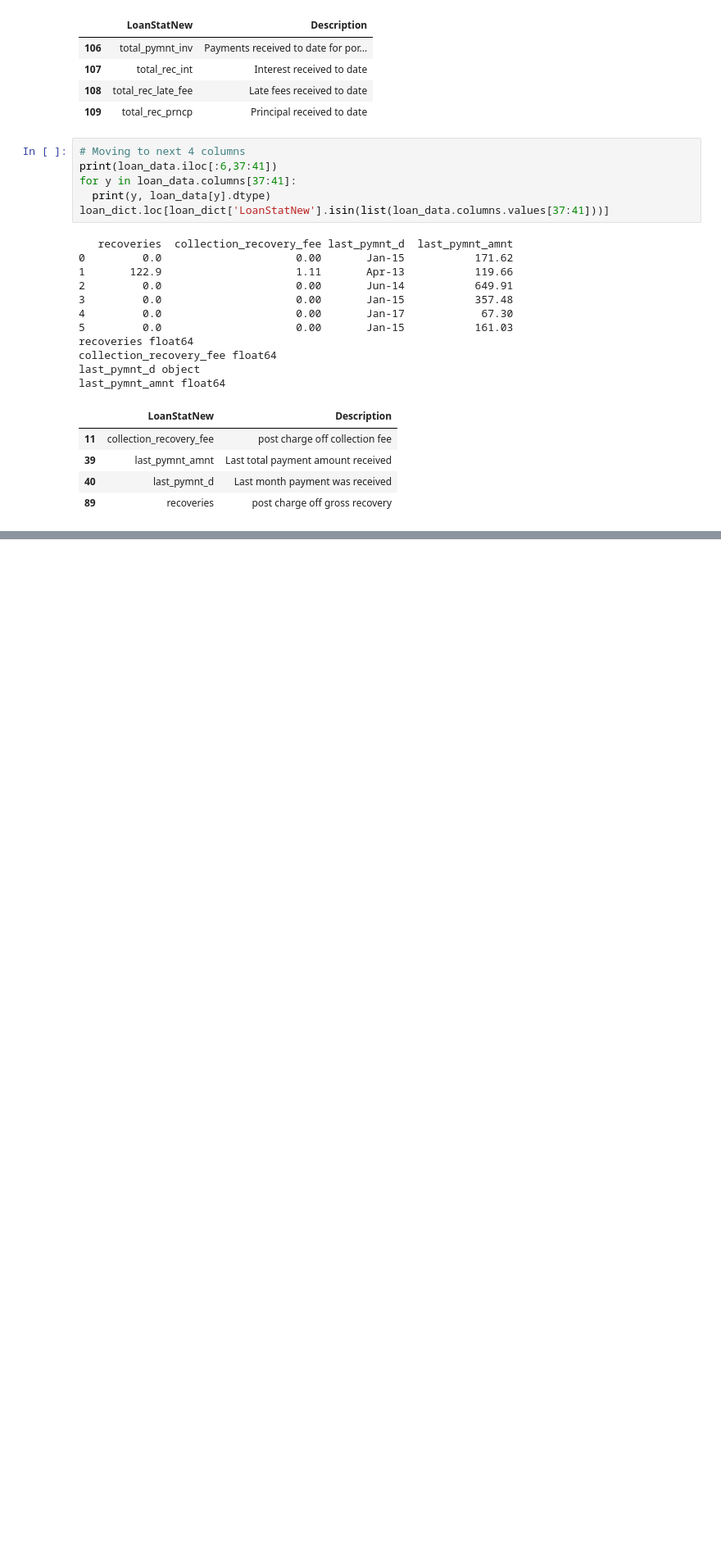
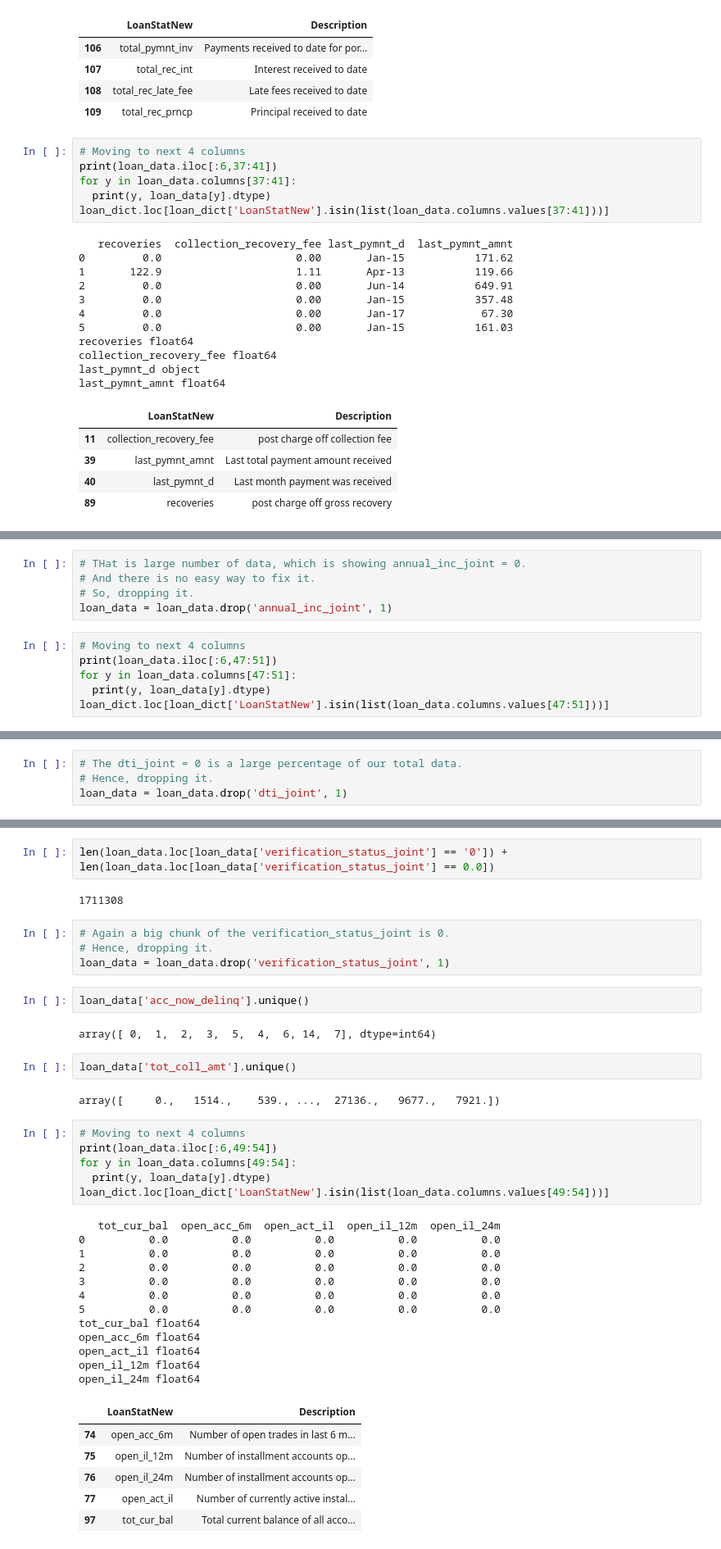
Before and after one commit to anilrajgr/udacity-machine-learning, a Jupyter notebook: projects/capstone/csv2dataframe.ipynb, the cells around one changed output, grey strips where cells are left out. Shown at 82% size. Drawn from its saved outputs; the diff is of its cells as text; blank space fills up the shorter version.

```diff
--- a/projects/capstone/csv2dataframe.ipynb
+++ b/projects/capstone/csv2dataframe.ipynb
@@ -961,0 +1155,11 @@ array(['Jan-\x01', 'Apr-\x01', 'Jun-\x01', 'May-\x01', 'Nov-\x01',
+# %%
+# THat is large number of data, which is showing annual_inc_joint = 0.
+# And there is no easy way to fix it.
+# So, dropping it.
+loan_data = loan_data.drop('annual_inc_joint', 1)
+# %%
+# Moving to next 4 columns
+print(loan_data.iloc[:6,47:51])
+for y in loan_data.columns[47:51]:
+  print(y, loan_data[y].dtype)
+loan_dict.loc[loan_dict['LoanStatNew'].isin(list(loan_data.columns.values[47:51]))]
@@ -961,0 +1190,4 @@ array(['Jan-\x01', 'Apr-\x01', 'Jun-\x01', 'May-\x01', 'Nov-\x01',
+# %%
+# The dti_joint = 0 is a large percentage of our total data.
+# Hence, dropping it.
+loan_data = loan_data.drop('dti_joint', 1)
@@ -961,0 +1198,41 @@ array(['Jan-\x01', 'Apr-\x01', 'Jun-\x01', 'May-\x01', 'Nov-\x01',
+# %%
+len(loan_data.loc[loan_data['verification_status_joint'] == '0']) + len(loan_data.loc[loan_data['verification_status_joint'] == 0.0])
+# %% [output]
+1711308
+# %%
+# Again a big chunk of the verification_status_joint is 0.
+# Hence, dropping it.
+loan_data = loan_data.drop('verification_status_joint', 1)
+# %%
+loan_data['acc_now_delinq'].unique()
+# %% [output]
+array([ 0,  1,  2,  3,  5,  4,  6, 14,  7], dtype=int64)
+# %%
+loan_data['tot_coll_amt'].unique()
+# %% [output]
+array([     0.,   1514.,    539., ...,  27136.,   9677.,   7921.])
+# %%
+# Moving to next 4 columns
+print(loan_data.iloc[:6,49:54])
+for y in loan_data.columns[49:54]:
+  print(y, loan_data[y].dtype)
+loan_dict.loc[loan_dict['LoanStatNew'].isin(list(loan_data.columns.values[49:54]))]
+# %% [output]
+   tot_cur_bal  open_acc_6m  open_act_il  open_il_12m  open_il_24m
+0          0.0          0.0          0.0          0.0          0.0
+1          0.0          0.0          0.0          0.0          0.0
+2          0.0          0.0          0.0          0.0          0.0
+3          0.0          0.0          0.0          0.0          0.0
+4          0.0          0.0          0.0          0.0          0.0
+5          0.0          0.0          0.0          0.0          0.0
+tot_cur_bal float64
+open_acc_6m float64
+open_act_il float64
+open_il_12m float64
+open_il_24m float64
+|  | LoanStatNew | Description |
+| 74 | open_acc_6m | Number of open trades in last 6 m... |
+| 75 | open_il_12m | Number of installment accounts op... |
+| 76 | open_il_24m | Number of installment accounts op... |
+| 77 | open_act_il | Number of currently active instal... |
+| 97 | tot_cur_bal | Total current balance of all acco... |
```
Also changed, not shown: parts of 34 cells of this notebook.
